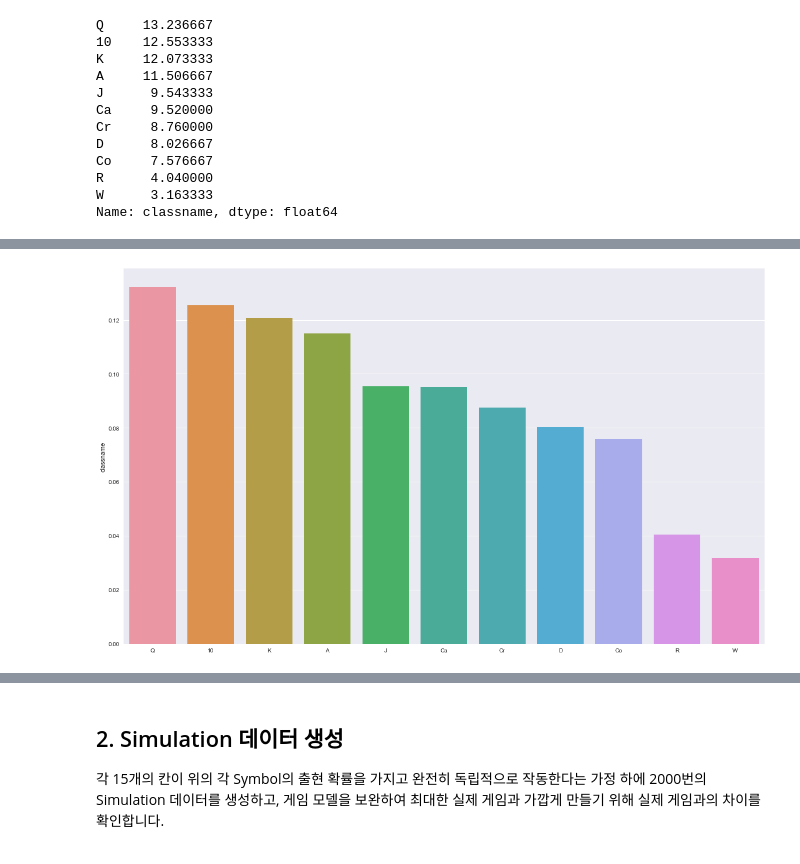
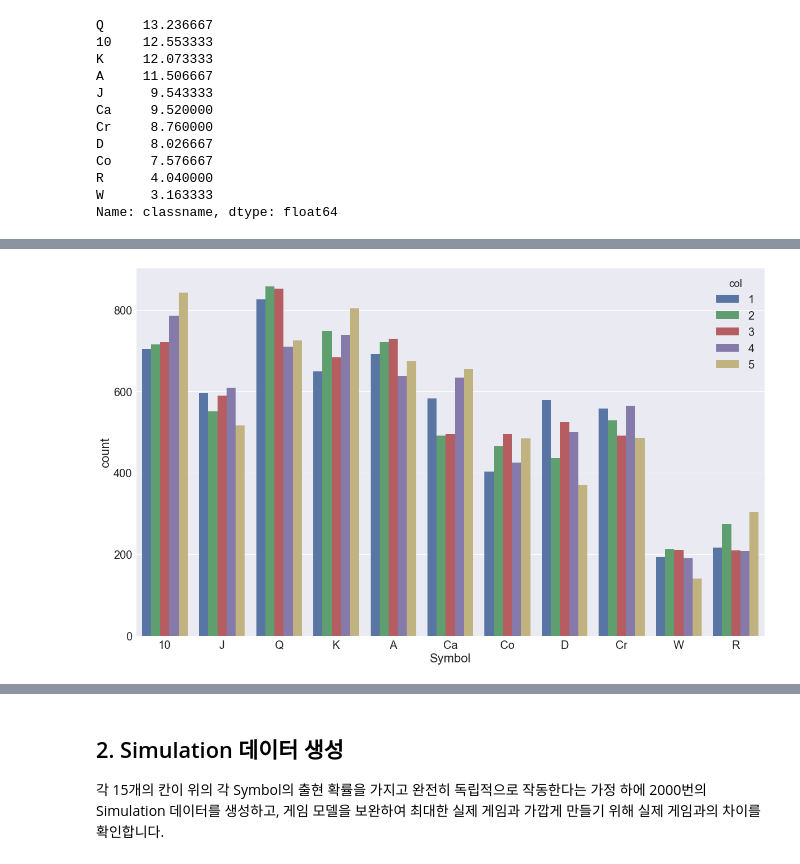
Before and after one commit to Jaepal/data-science-portfolio, a Jupyter notebook: slot_machine/Data_Exploration.ipynb, the cells around one changed output, grey strips where cells are left out. Saved outputs shown, nothing was run; the diff lists cells and outputs as text; code cells hidden in the pictures.

```diff
--- a/slot_machine/Data_Exploration.ipynb
+++ b/slot_machine/Data_Exploration.ipynb
@@ -85,8 +102,9 @@ Name: classname, dtype: float64
 # %%
-# 각 Symbol의 출현 확률 시각화
+# 각 reel별 출현 횟수 시각화
 
 plt.figure(figsize=(20,12))
-sns.barplot(x=slot_result['classname'].value_counts().index, y=slot_result['classname'].value_counts() / len(slot_result))
+sns.countplot(x='classname', data=slot_result, hue='col', order=labels)
+plt.xlabel("Symbol")
 plt.show()
 # %% [output]
-[figure, old version]
+[figure, new version]
```
Also changed, not shown: parts of 24 cells of this notebook.
